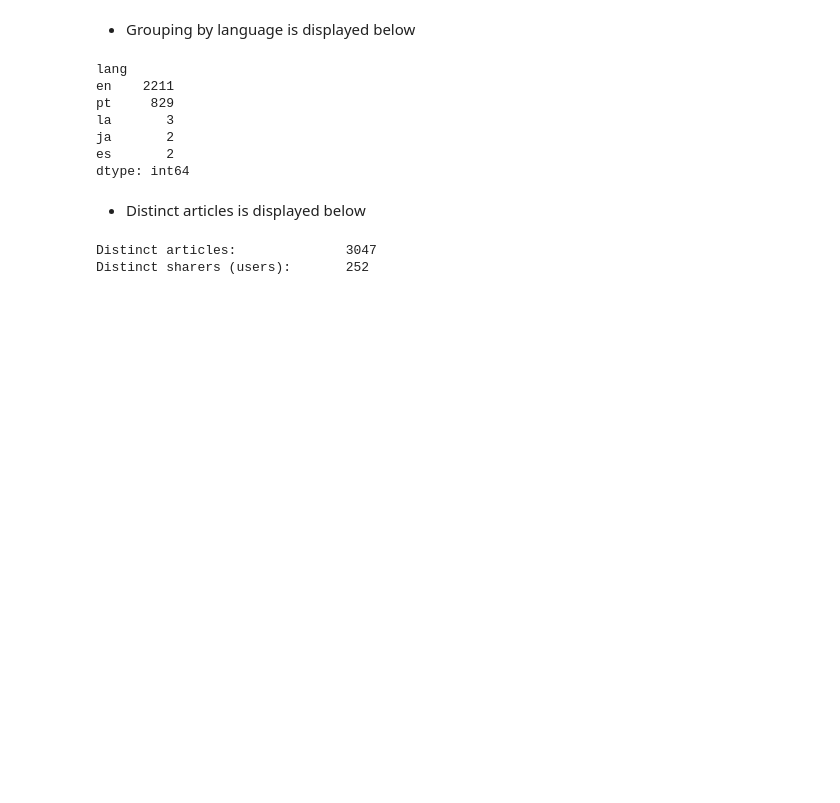
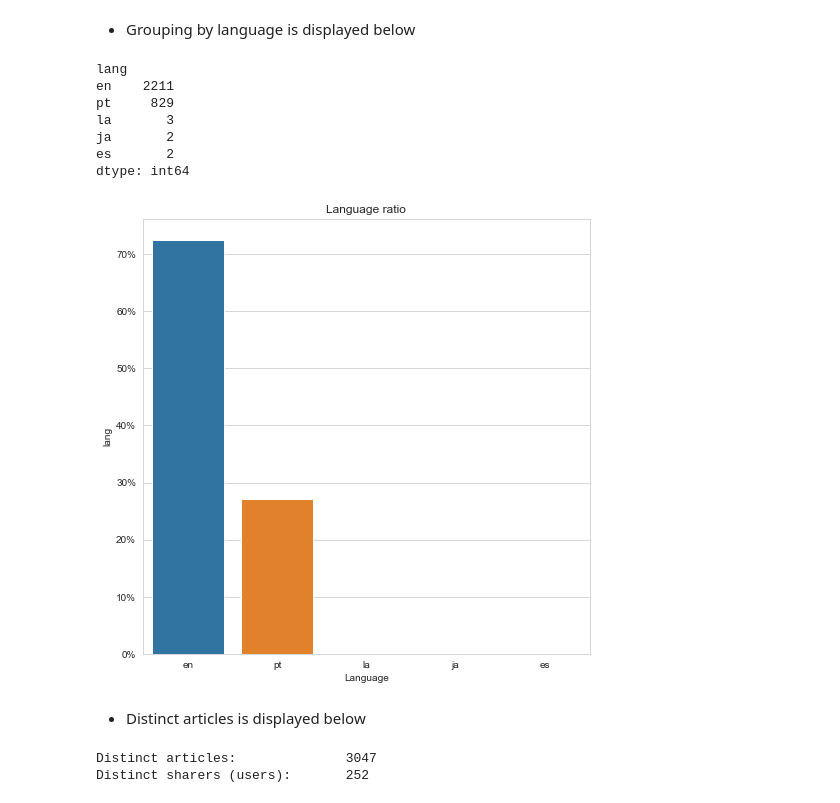
Before and after one commit to Vasanthagokul/Recommendation-System-Analysis, a Jupyter notebook: Complete_Project_Analysis_EDA_Recommendation_System.ipynb, the cells around one changed output. Saved outputs shown, nothing was run; the diff lists cells and outputs as text; code cells hidden in the pictures; blank space fills up the shorter version.

```diff
--- a/Complete_Project_Analysis_EDA_Recommendation_System.ipynb
+++ b/Complete_Project_Analysis_EDA_Recommendation_System.ipynb
@@ -679,6 +758,11 @@ la       3
 ja       2
 es       2
 dtype: int64
+# %%
+xLanguage, yLanguage = getCount(articles_df["lang"])
+myPlot(xLanguage, yLanguage, xLable="Language", yLable="% Percentage", title="Language ratio",figsize=(8,8),type='bar')
+# %% [output]
+[figure, added]
 # %% [markdown]
 + Distinct articles is displayed below
 # %%
```
Also changed, not shown: parts of 18 cells of this notebook.
